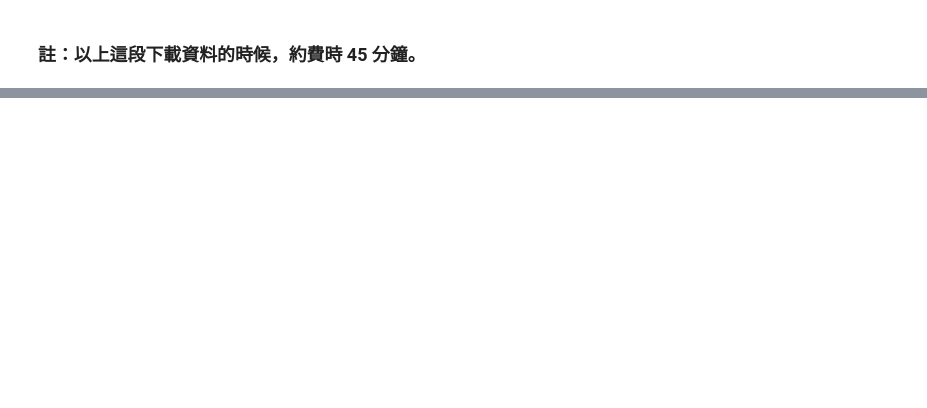
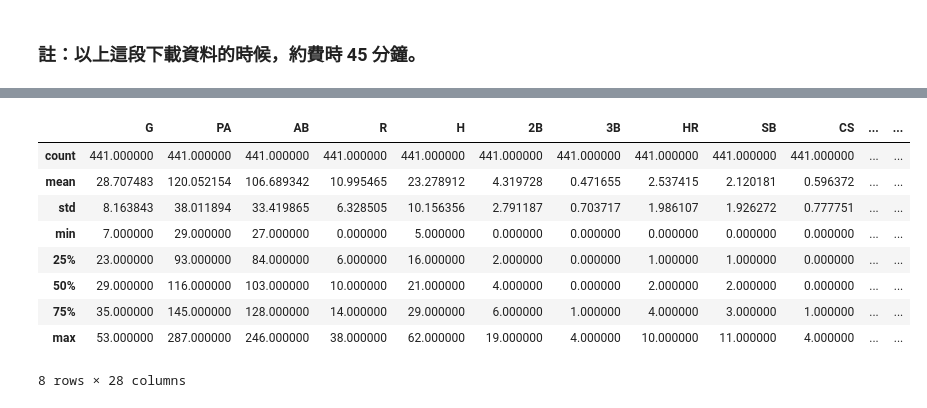
Before and after one commit to Shiou-Ju/closers-non-save-performance, a Jupyter notebook: non-save-situation-blow-save.ipynb, the cells around one changed output, grey strips where cells are left out. Saved outputs shown, nothing was run; the diff lists cells and outputs as text; code cells hidden in the pictures; blank space fills up the shorter version.

```diff
--- a/non-save-situation-blow-save.ipynb
+++ b/non-save-situation-blow-save.ipynb
@@ -216,0 +284,13 @@ for index, row in pitching_stats_all_only_saves_potential_closers.iterrows():
+# %%
+all_non_save_df.describe()
+# %% [output]
+|  | G | PA | AB | R | H | 2B | 3B | HR | SB | CS | ... | ... |
+| count | 441.000000 | 441.000000 | 441.000000 | 441.000000 | 441.000000 | 441.000000 | 441.000000 | 441.000000 | 441.000000 | 441.000000 | ... | ... |
+| mean | 28.707483 | 120.052154 | 106.689342 | 10.995465 | 23.278912 | 4.319728 | 0.471655 | 2.537415 | 2.120181 | 0.596372 | ... | ... |
+| std | 8.163843 | 38.011894 | 33.419865 | 6.328505 | 10.156356 | 2.791187 | 0.703717 | 1.986107 | 1.926272 | 0.777751 | ... | ... |
+| min | 7.000000 | 29.000000 | 27.000000 | 0.000000 | 5.000000 | 0.000000 | 0.000000 | 0.000000 | 0.000000 | 0.000000 | ... | ... |
+| 25% | 23.000000 | 93.000000 | 84.000000 | 6.000000 | 16.000000 | 2.000000 | 0.000000 | 1.000000 | 1.000000 | 0.000000 | ... | ... |
+| 50% | 29.000000 | 116.000000 | 103.000000 | 10.000000 | 21.000000 | 4.000000 | 0.000000 | 2.000000 | 2.000000 | 0.000000 | ... | ... |
+| 75% | 35.000000 | 145.000000 | 128.000000 | 14.000000 | 29.000000 | 6.000000 | 1.000000 | 4.000000 | 3.000000 | 1.000000 | ... | ... |
+| max | 53.000000 | 287.000000 | 246.000000 | 38.000000 | 62.000000 | 19.000000 | 4.000000 | 10.000000 | 11.000000 | 4.000000 | ... | ... |
+8 rows × 28 columns
```
Also changed, not shown: parts of 11 cells of this notebook.
